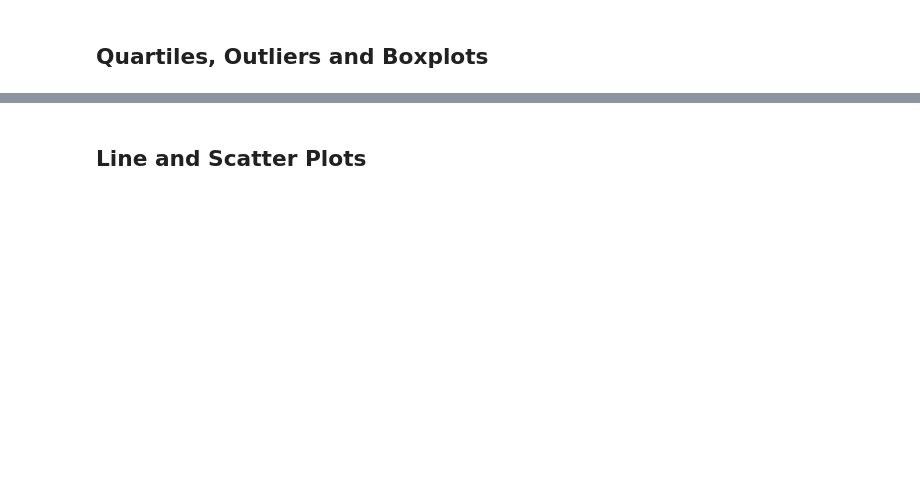
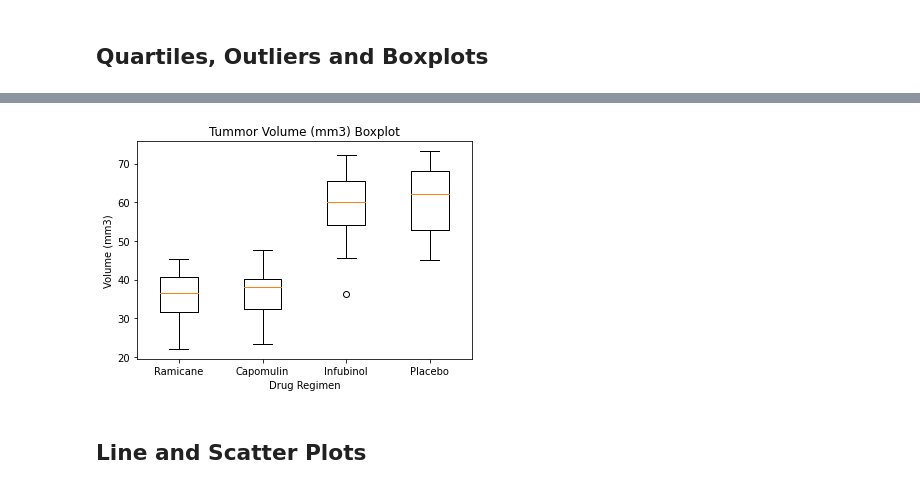
Before and after one commit to luisgoldaracena/matplotlib-challenge, a Jupyter notebook: Homework 5 Matplotlib_Pymaceuticals_pymaceuticals_starter.ipynb, the cells around one changed output, grey strips where cells are left out. Cells and saved outputs as stored; diff of their text form; code cells hidden in the pictures; blank space fills up the shorter version.

```diff
--- a/Homework 5 Matplotlib_Pymaceuticals_pymaceuticals_starter.ipynb
+++ b/Homework 5 Matplotlib_Pymaceuticals_pymaceuticals_starter.ipynb
@@ -169,17 +179,36 @@ plt.title("")
 # %%
 # Put treatments into a list for for loop (and later for plot labels)
+treatments=[]
+for value in clean_merge["Drug Regimen"].unique():
+    treatments.append(value)
 
 
 # Create empty list to fill with tumor vol data (for plotting)
+tumor_vol_data=[]
+
 
 
 # Calculate the IQR and quantitatively determine if there are any potential outliers.
 
+for x in treatments:
 
     # Locate the rows which contain mice on each drug and get the tumor volumes
 
+    tumor_val=volume["Tumor Volume (mm3)"].loc[volume["Drug Regimen"]==x]
 
     # add subset
 
+    tumor_vol_data.append(tumor_val)
 
     # Determine outliers using upper and lower bounds
+
+    quartiles=tumor_val.quantile([0.25,0.5,0.75])
+    lowerq=quartiles[0.25]
+    upperq=quartiles[0.75]
+    iqr=upperq-lowerq
+
+    lb=lowerq-iqr
+    ub=upperq+iqr
+
+    print(f"The IQR for {value} is {iqr}")
+    print(f"Any value under {lb} or over {ub} may be considered an outlier")
@@ -186,4 +236,16 @@ plt.title("")
 # %%
 # Generate a box plot of the final tumor volume of each mouse across four regimens of interest
+
+
+fig1, ax1 = plt.subplots()
+ax1.set_title('Tummor Volume (mm3) Boxplot')
+ax1.set_ylabel('Volume (mm3)')
+ax1.set_xlabel("Drug Regimen")
+ax1.boxplot(tumor_vol_data[0:4])
+ax1.set_xticklabels(treatments[0:4])
+
+plt.show()
+# %% [output]
+[figure, added]
 # %% [markdown]
 ## Line and Scatter Plots
```
Also changed, not shown: parts of 10 cells of this notebook.
